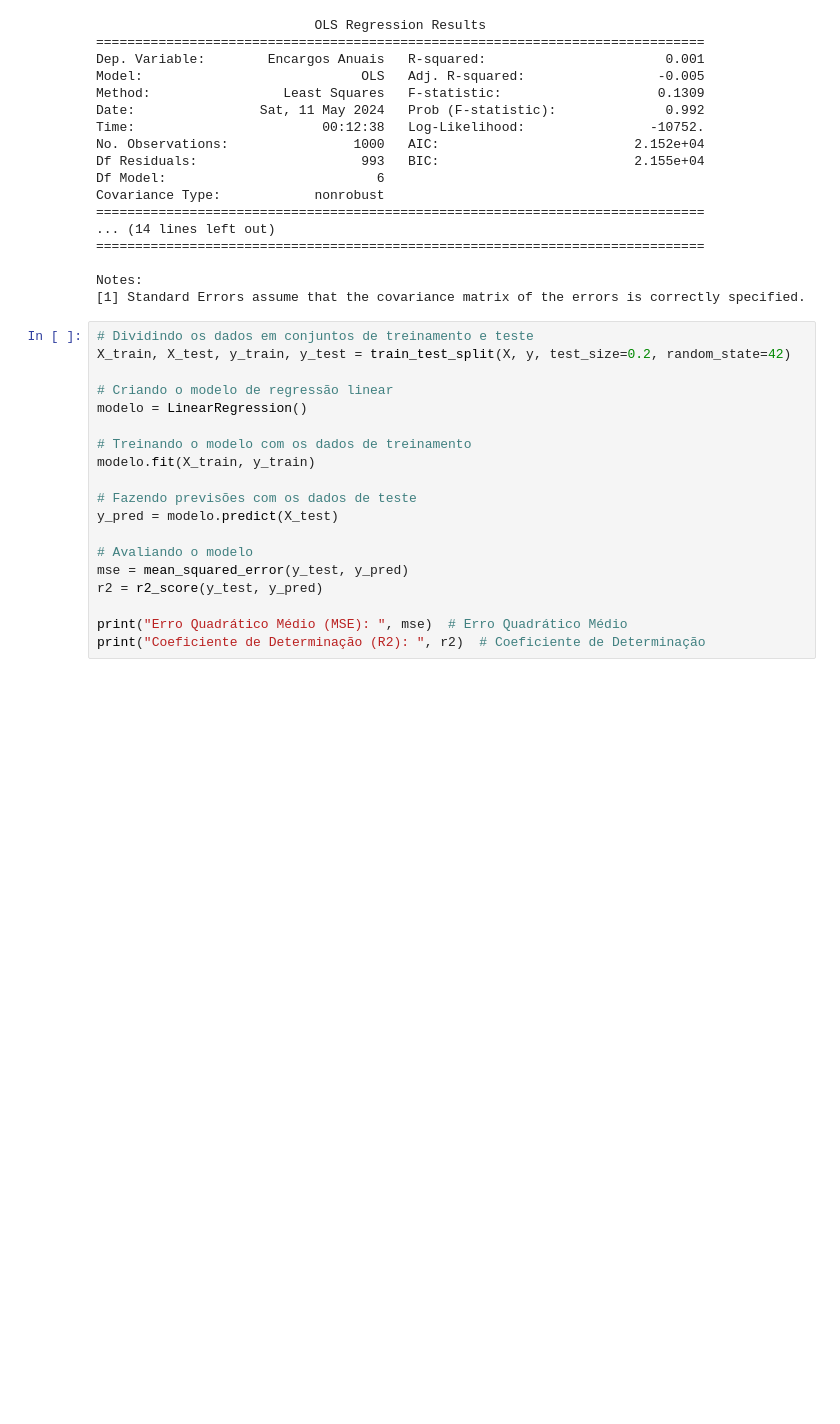
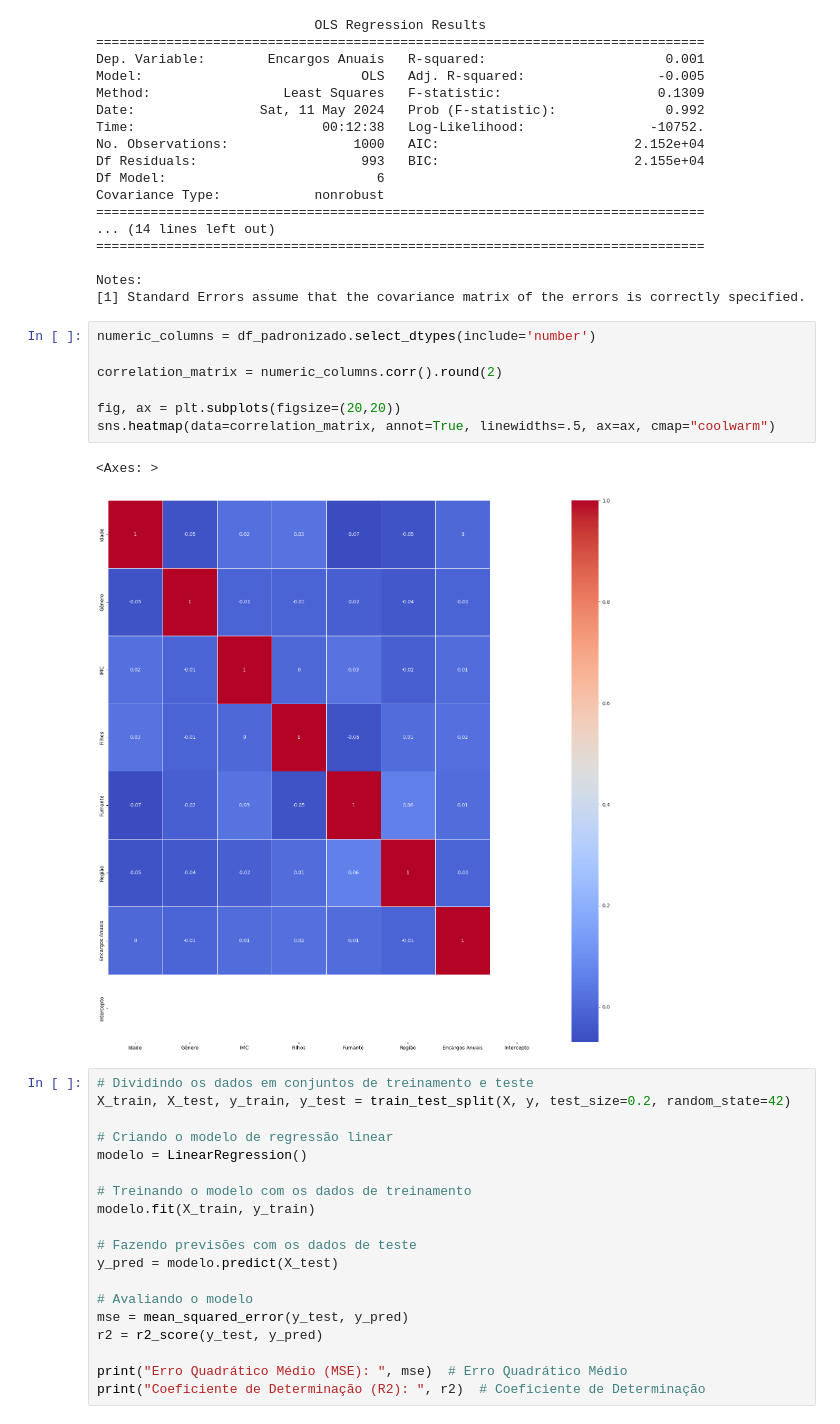
Before and after one commit to chrispinheiro/tech-challenge, a Jupyter notebook: tech_chalenge_0524.ipynb, the cells around one changed output. Cells and saved outputs as stored; diff of their text form; blank space fills up the shorter version.

```diff
--- a/tech_chalenge_0524.ipynb
+++ b/tech_chalenge_0524.ipynb
@@ -223,6 +223,16 @@ Covariance Type:            nonrobust
 
 Notes:
 [1] Standard Errors assume that the covariance matrix of the errors is correctly specified.
+# %%
+numeric_columns = df_padronizado.select_dtypes(include='number')
+
+correlation_matrix = numeric_columns.corr().round(2)
+
+fig, ax = plt.subplots(figsize=(20,20))
+sns.heatmap(data=correlation_matrix, annot=True, linewidths=.5, ax=ax, cmap="coolwarm")
+# %% [output]
+<Axes: >
+[figure, added]
 # %%
 # Dividindo os dados em conjuntos de treinamento e teste
 X_train, X_test, y_train, y_test = train_test_split(X, y, test_size=0.2, random_state=42)
```
